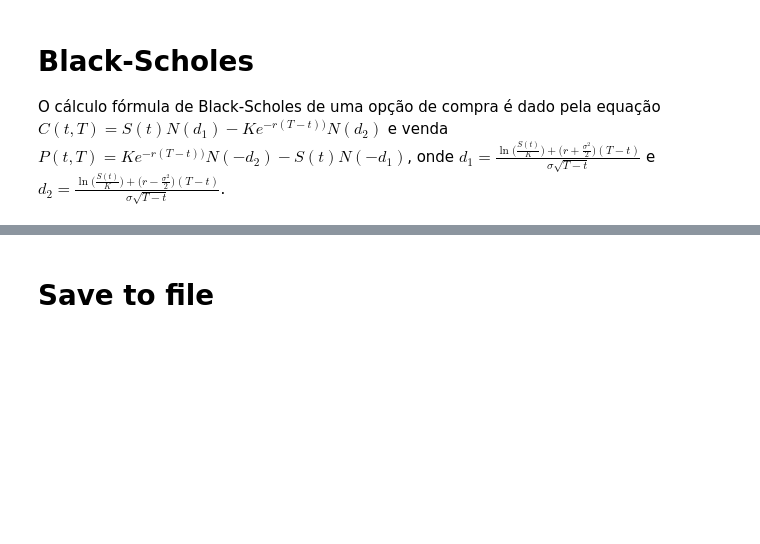
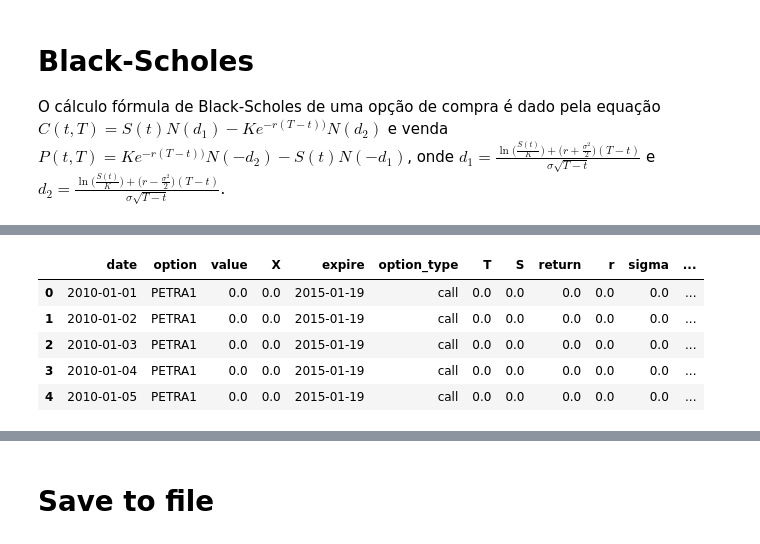
Before and after one commit to fernandofsilva/LSTM_Option_Pricing, a Jupyter notebook: Pré_processamento_dos_dados.ipynb, the cells around one changed output, grey strips where cells are left out. Cells and saved outputs as stored; diff of their text form; code cells hidden in the pictures; blank space fills up the shorter version.

```diff
--- a/Pré_processamento_dos_dados.ipynb
+++ b/Pré_processamento_dos_dados.ipynb
@@ -412,0 +415,60 @@ data.head()
+# %%
+#@title Padding com time steps de 500 dias
+
+# Reset index
+data = data.reset_index()
+
+# Create reference dataframe
+reference = data.groupby(['expire', 'option', 'option_type'], as_index=False).agg({'X': 'count'})
+reference = reference.drop(['X'], axis=1)
+
+# Create empty dataframe to append data
+df = pd.DataFrame()
+
+# Loop over the reference dict
+for index, row in reference.iterrows():
+
+    # Filter the data according the options
+    subset = data[(data['expire'] == row['expire']) & (data['option'] == row['option'])]
+
+    # Calcule the size of the data
+    size = 500 - subset.shape[0]
+
+    if size > 0:
+        # Create padding data
+        subset = pd.DataFrame({'date': pd.date_range(start='1/1/2010', periods=size),
+                    'option': [row['option']] * size,
+                    'value': [0] * size,
+                    'X': [0] * size,
+                    'expire': [row['expire']] * size,
+                    'option_type': [row['option_type']] * size,
+                    'T': [0] * size,
+                    'S': [0] * size,
+                    'return': [0] * size,
+                    'r': [0] * size,
+                    'sigma': [0] * size,
+                    'bs': [0] * size,
+                    'delta_bs': [0] * size
+        }).append(subset)
+    else:
+        subset = subset[-50:]
+
+    # Append in the dataframe
+    df = df.append(subset)
+
+# Assign to data variable
+data = df
+del df
+
+# Order data
+data = data.sort_values(by=['expire', 'option', 'date'])
+data = data.reset_index()
+data = data.drop(['index'], axis=1)
+data.head()
+# %% [output]
+|  | date | option | value | X | expire | option_type | T | S | return | r | sigma | ... |
+| 0 | 2010-01-01 | PETRA1 | 0.0 | 0.0 | 2015-01-19 | call | 0.0 | 0.0 | 0.0 | 0.0 | 0.0 | ... |
+| 1 | 2010-01-02 | PETRA1 | 0.0 | 0.0 | 2015-01-19 | call | 0.0 | 0.0 | 0.0 | 0.0 | 0.0 | ... |
+| 2 | 2010-01-03 | PETRA1 | 0.0 | 0.0 | 2015-01-19 | call | 0.0 | 0.0 | 0.0 | 0.0 | 0.0 | ... |
+| 3 | 2010-01-04 | PETRA1 | 0.0 | 0.0 | 2015-01-19 | call | 0.0 | 0.0 | 0.0 | 0.0 | 0.0 | ... |
+| 4 | 2010-01-05 | PETRA1 | 0.0 | 0.0 | 2015-01-19 | call | 0.0 | 0.0 | 0.0 | 0.0 | 0.0 | ... |
```
Also changed, not shown: parts of 10 cells of this notebook.
